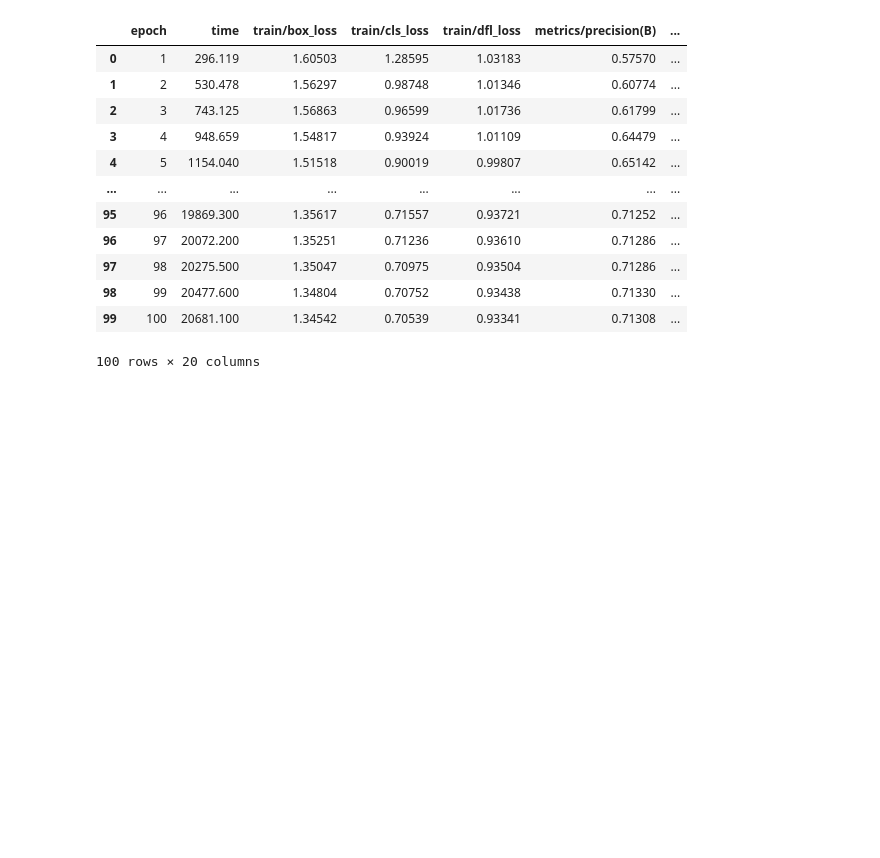
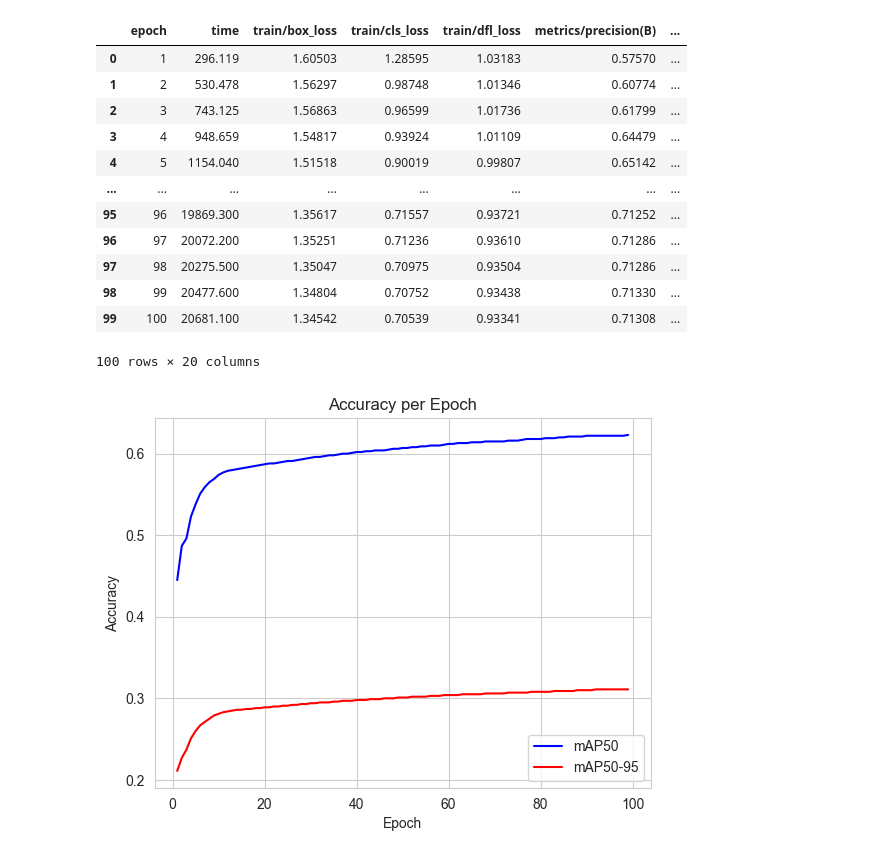
Before and after one commit to khamamot/Capstone_24.1, a Jupyter notebook: test.ipynb, the cells around one changed output. Cells and saved outputs as stored; diff of their text form; code cells hidden in the pictures; blank space fills up the shorter version.

```diff
--- a/test.ipynb
+++ b/test.ipynb
@@ -223,3 +225,18 @@ display(df)
 | 98 | 99 | 20477.600 | 1.34804 | 0.70752 | 0.93438 | 0.71330 | ... |
 | 99 | 100 | 20681.100 | 1.34542 | 0.70539 | 0.93341 | 0.71308 | ... |
 100 rows × 20 columns
+# %%
+import pandas as pd
+import seaborn as sns
+import matplotlib.pyplot as plt
+
+sns.set_style("whitegrid")
+sns.lineplot(x="epoch", y="metrics/mAP50(B)", color="blue", label="mAP50", data=df)
+sns.lineplot(x="epoch", y="metrics/mAP50-95(B)", color="red", label="mAP50-95", data=df)
+plt.title("Accuracy per Epoch")
+plt.xlabel("Epoch")
+plt.ylabel("Accuracy")
+plt.legend()
+plt.show()
+# %% [output]
+[figure, added]
```
Also changed, not shown: parts of 3 cells of this notebook.
